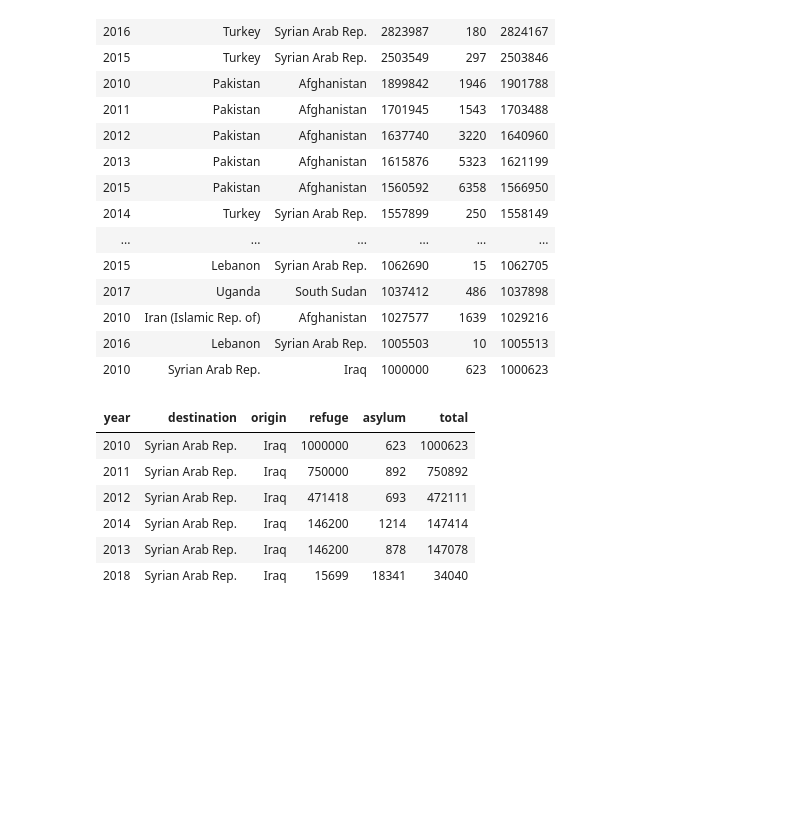
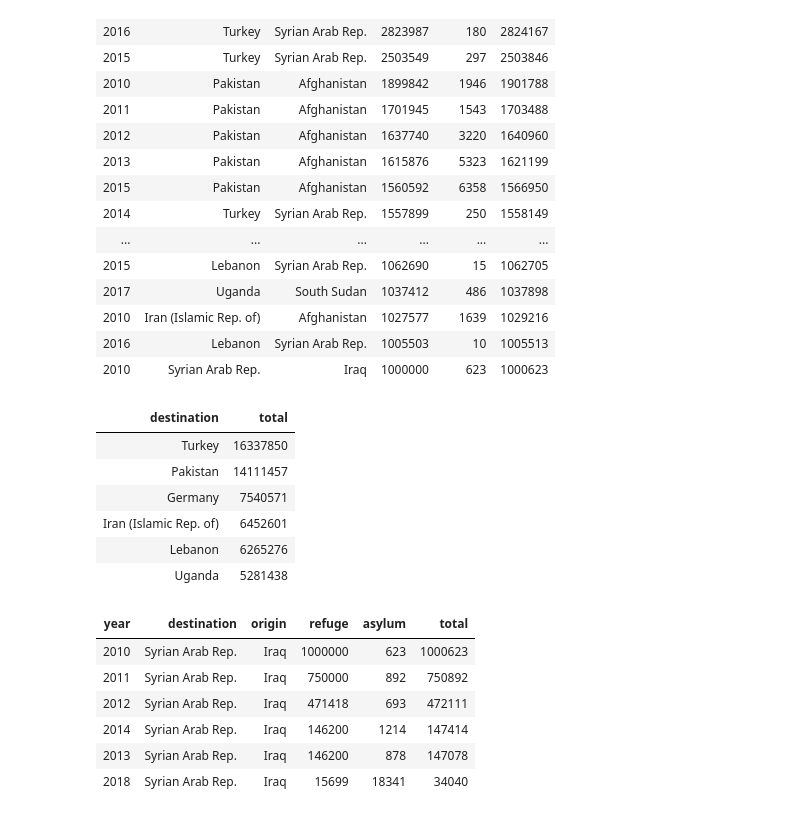
Before and after one commit to lexahl/Data-Sets-for-Analysis, a Jupyter notebook: refugee.ipynb, the cells around one changed output. Saved outputs shown, nothing was run; the diff lists cells and outputs as text; code cells hidden in the pictures; blank space fills up the shorter version.

```diff
--- a/refugee.ipynb
+++ b/refugee.ipynb
@@ -102,6 +134,19 @@ head(largest,20)
 | 2010 | Iran (Islamic Rep. of) | Afghanistan | 1027577 | 1639 | 1029216 |
 | 2016 | Lebanon | Syrian Arab Rep. | 1005503 | 10 | 1005513 |
 | 2010 | Syrian Arab Rep. | Iraq | 1000000 | 623 | 1000623 |
+# %%
+topdest<- largest %>% group_by(destination) %>%
+    summarise(total = sum(total)) %>% arrange(desc(total))
+# %%
+head(topdest)
+# %% [output]
+| destination | total |
+| Turkey | 16337850 |
+| Pakistan | 14111457 |
+| Germany | 7540571 |
+| Iran (Islamic Rep. of) | 6452601 |
+| Lebanon | 6265276 |
+| Uganda | 5281438 |
 # %%
 syriain<-filter(data,destination=="Syrian Arab Rep.")
 syriaout<-filter(data,origin=="Syrian Arab Rep.")
```
Also changed, not shown: parts of 10 cells of this notebook.
